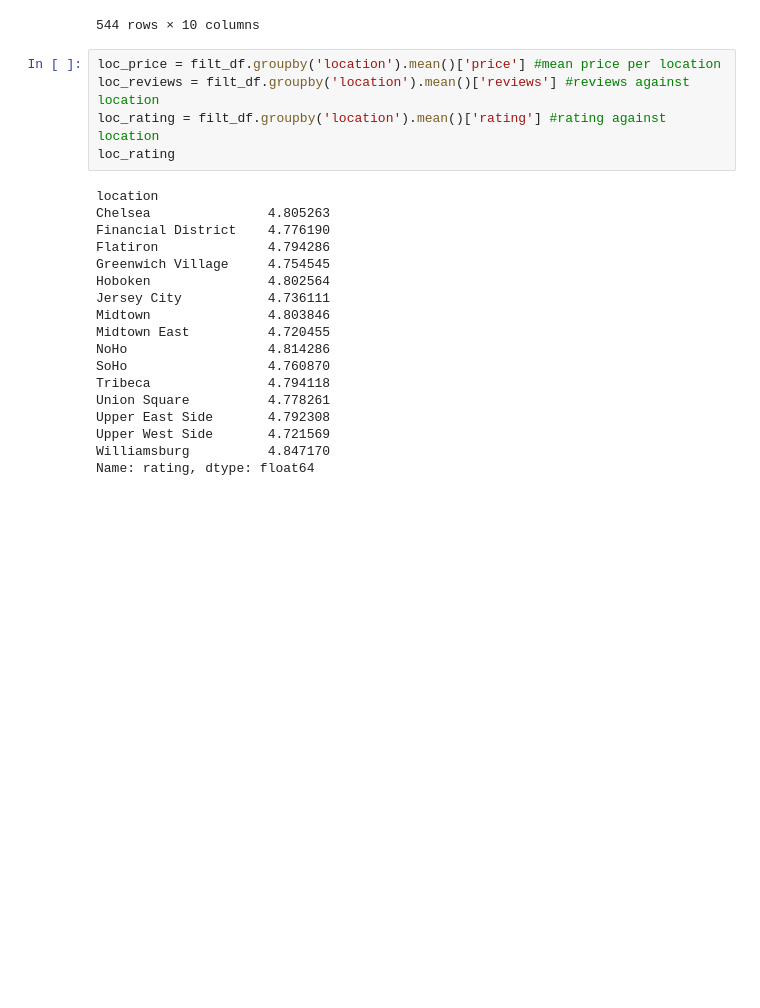
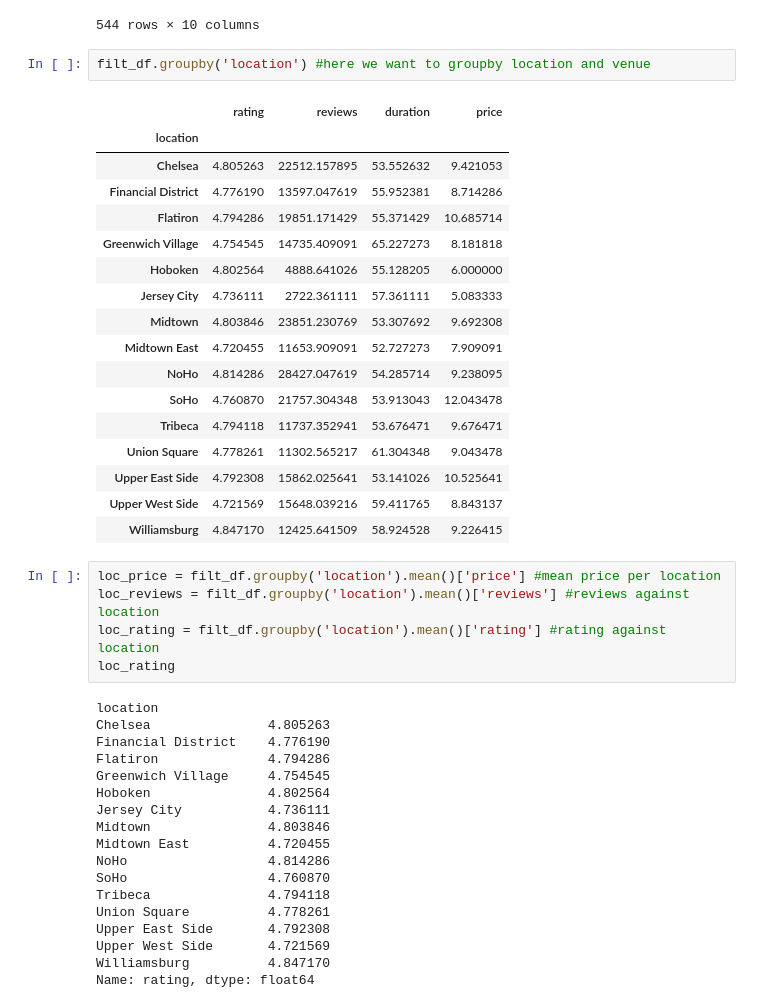
Before and after one commit to Alster96/Scraping_ClassPass, a Jupyter notebook: gsa_project1.py.ipynb, the cells around one changed output. Saved outputs shown, nothing was run; the diff lists cells and outputs as text; blank space fills up the shorter version.

```diff
--- a/gsa_project1.py.ipynb
+++ b/gsa_project1.py.ipynb
@@ -208,6 +208,26 @@ filt_df
 | 1222 | Chest, Back & Abs (60 Minutes) | Max Karp | 4.9 | 37910 | 9:00 pm | 60 | Barry's Bootcamp | Chelsea | Cardio, Strength Training, Running | 16 |
 | 1223 | Beg. House | Cricket | 4.8 | 2871 | 9:00 pm | 90 | PMT Dance Studio | Union Square | Cardio, Flexibility, Balance, Dance | 5 |
 544 rows × 10 columns
+# %%
+filt_df.groupby('location') #here we want to groupby location and venue
+# %% [output]
+|  | rating | reviews | duration | price |
+| location |  |  |  |  |
+| Chelsea | 4.805263 | 22512.157895 | 53.552632 | 9.421053 |
+| Financial District | 4.776190 | 13597.047619 | 55.952381 | 8.714286 |
+| Flatiron | 4.794286 | 19851.171429 | 55.371429 | 10.685714 |
+| Greenwich Village | 4.754545 | 14735.409091 | 65.227273 | 8.181818 |
+| Hoboken | 4.802564 | 4888.641026 | 55.128205 | 6.000000 |
+| Jersey City | 4.736111 | 2722.361111 | 57.361111 | 5.083333 |
+| Midtown | 4.803846 | 23851.230769 | 53.307692 | 9.692308 |
+| Midtown East | 4.720455 | 11653.909091 | 52.727273 | 7.909091 |
+| NoHo | 4.814286 | 28427.047619 | 54.285714 | 9.238095 |
+| SoHo | 4.760870 | 21757.304348 | 53.913043 | 12.043478 |
+| Tribeca | 4.794118 | 11737.352941 | 53.676471 | 9.676471 |
+| Union Square | 4.778261 | 11302.565217 | 61.304348 | 9.043478 |
+| Upper East Side | 4.792308 | 15862.025641 | 53.141026 | 10.525641 |
+| Upper West Side | 4.721569 | 15648.039216 | 59.411765 | 8.843137 |
+| Williamsburg | 4.847170 | 12425.641509 | 58.924528 | 9.226415 |
 # %%
 loc_price = filt_df.groupby('location').mean()['price'] #mean price per location
 loc_reviews = filt_df.groupby('location').mean()['reviews'] #reviews against location
```
Also changed, not shown: parts of 1 cell of this notebook, 1 other file.
